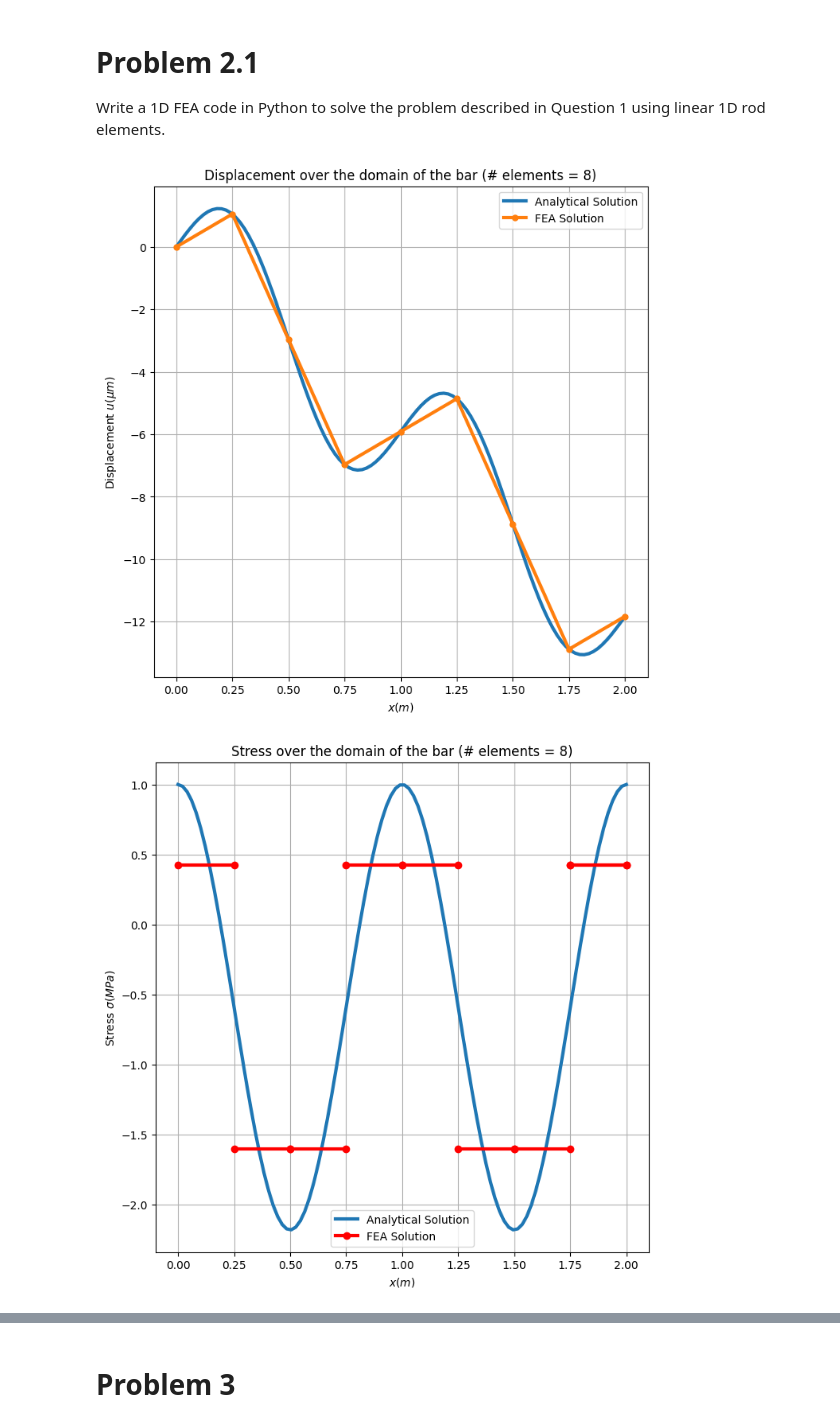
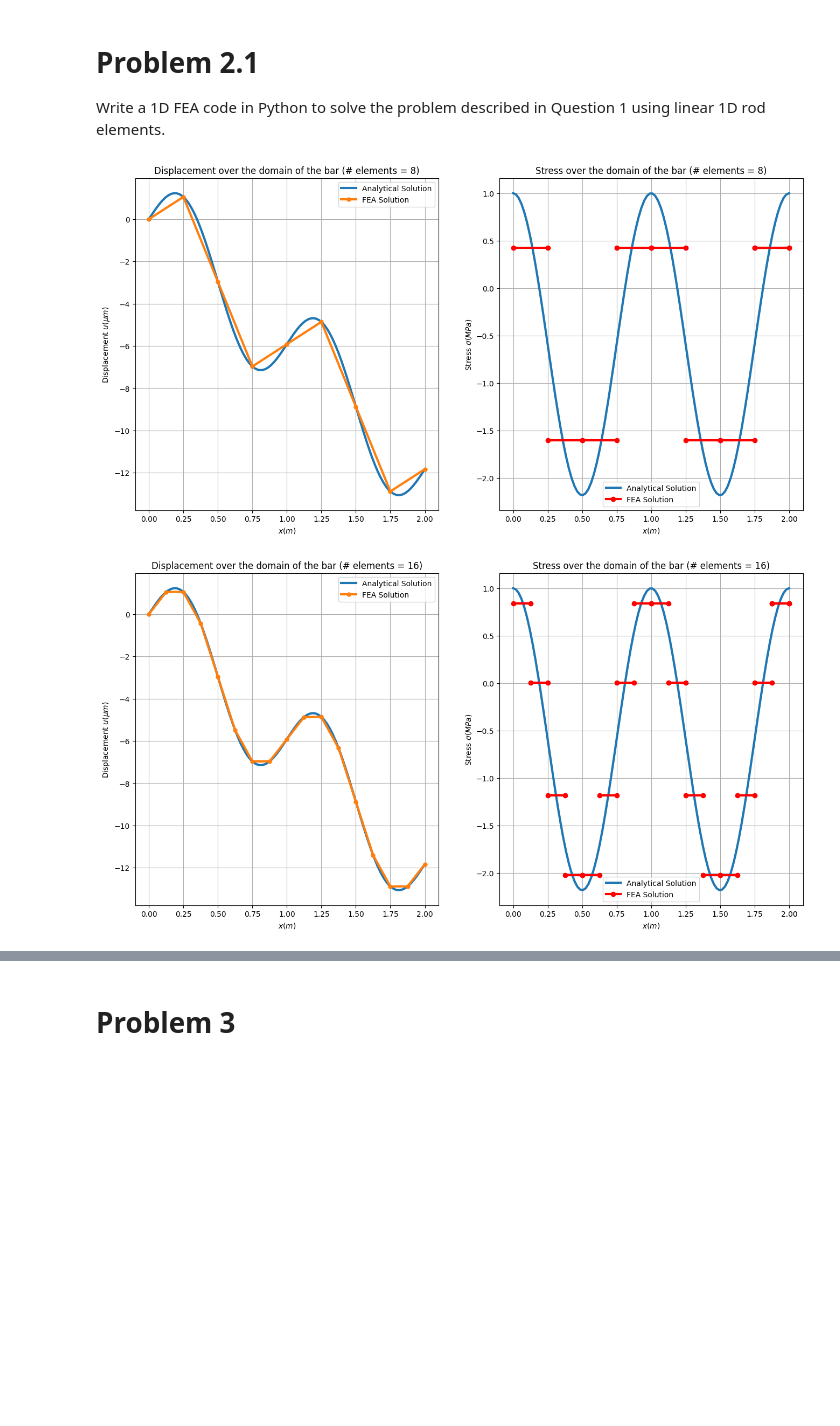
Before and after one commit to Ali-7800/ME471, a Jupyter notebook: projects/project_1.ipynb, the cells around one changed output, grey strips where cells are left out. Drawn from its saved outputs; the diff is of its cells as text; code cells hidden in the pictures; blank space fills up the shorter version.

```diff
--- a/projects/project_1.ipynb
+++ b/projects/project_1.ipynb
@@ -77,7 +77,7 @@ class Fixed1DRodFEA:
       stiffness_matrix[i:i+2,i:i+2] += (EA_bar/h_e)*np.array([[1,-1],[-1,1]])
     return stiffness_matrix[:1,:1],stiffness_matrix[:1,1:],stiffness_matrix[1:,:1],stiffness_matrix[1:,1:]#Kpp,Kpf,Kfp,Kff
 
-  def find_load_vector(self,node_positions:np.ndarray,N:int):
+  def compute_load_vector(self,node_positions:np.ndarray,N:int):
     p = np.zeros_like(node_positions)
     for i in range(N):
       x1 = node_positions[i]
@@ -92,7 +92,7 @@ class Fixed1DRodFEA:
   def solve(self,N:int):
     node_positions = np.linspace(0,self.length,N+1) #N+1 nodes
     Kpp,Kpf,Kfp,Kff = self.assemble_stiffness_matrix(node_positions,N)
-    pf,pp = self.find_load_vector(node_positions,N)
+    pf,pp = self.compute_load_vector(node_positions,N)
     U = np.zeros_like(node_positions)
     U[1:] = np.linalg.solve(Kff,pf) #This is Uf
     R = Kpf@U[1:] - pp #Up = 0 always in the case of a fixed rod
@@ -117,34 +117,35 @@ class Fixed1DRodFEA:
 problem_1_rod = Fixed1DRodFEA(
     length=L,
     end_force=F,
     cross_sectional_area=lambda x:A,
     youngs_modulus=lambda x:E,
     body_force=lambda x:1e7*np.sin(4*np.pi*x/L),#N/m^3
 )
 meshes = [8,16,32,64]
 L2_norms = []
 for N in meshes:
   node_positions,u_FEA,strain,stress,R = problem_1_rod.solve(N)
   #plot for displacement
-  plt.figure(figsize=(8, 8))
+  plt.figure(figsize=(16, 8))
+  plt.subplot(121)
   plt.plot(x,u_analytical(x)*1e6,linewidth=3,label="Analytical Solution")
   plt.plot(node_positions,u_FEA*1e6,linewidth=3,label="FEA Solution",marker=".",markersize=10)
   plt.legend()
   plt.xlabel("$x(m)$")
   plt.ylabel("Displacement $u(\mu m)$")
   plt.title("Displacement over the domain of the bar (# elements = {0})".format(N))
   plt.grid()
 
   #plot for stress
-  plt.figure(figsize=(8, 8))
+  plt.subplot(122)
   plt.plot(x,stress_analytical*1e-6,linewidth=3,label="Analytical Solution")
   problem_1_rod.plot_stress(node_positions,stress)
   plt.legend()
   plt.xlabel("$x(m)$")
   plt.ylabel("Stress $\sigma(MPa)$")
   plt.title("Stress over the domain of the bar (# elements = {0})".format(N))
   plt.grid()
   L2_norms.append(problem_1_rod.compute_L2_norm(node_positions,u_FEA,u_analytical))
 # %% [output]
-[figure, old version]
+[figure, new version]
-[figure, old version]
+[figure, new version]
```
Also changed, not shown: parts of 2 cells of this notebook.
